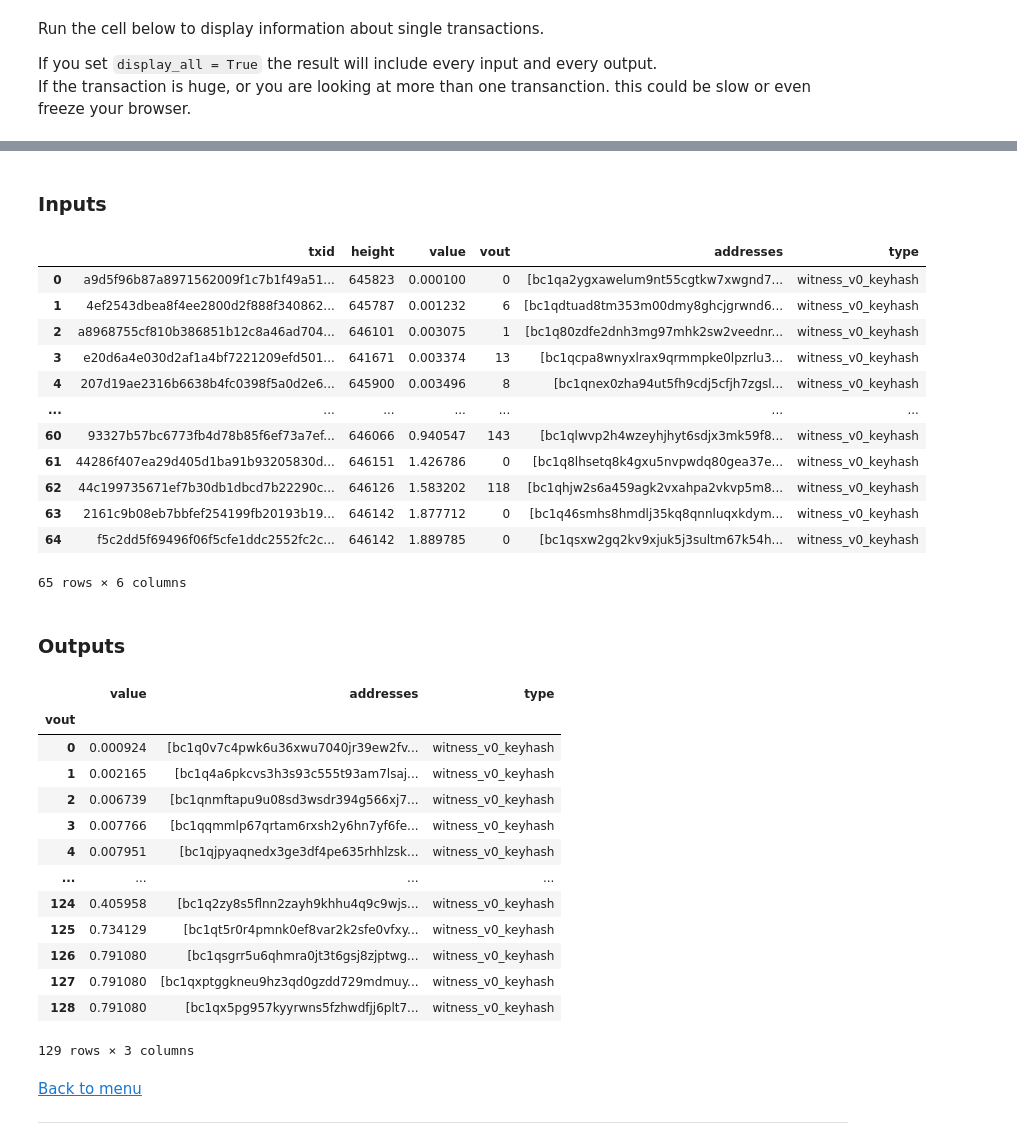
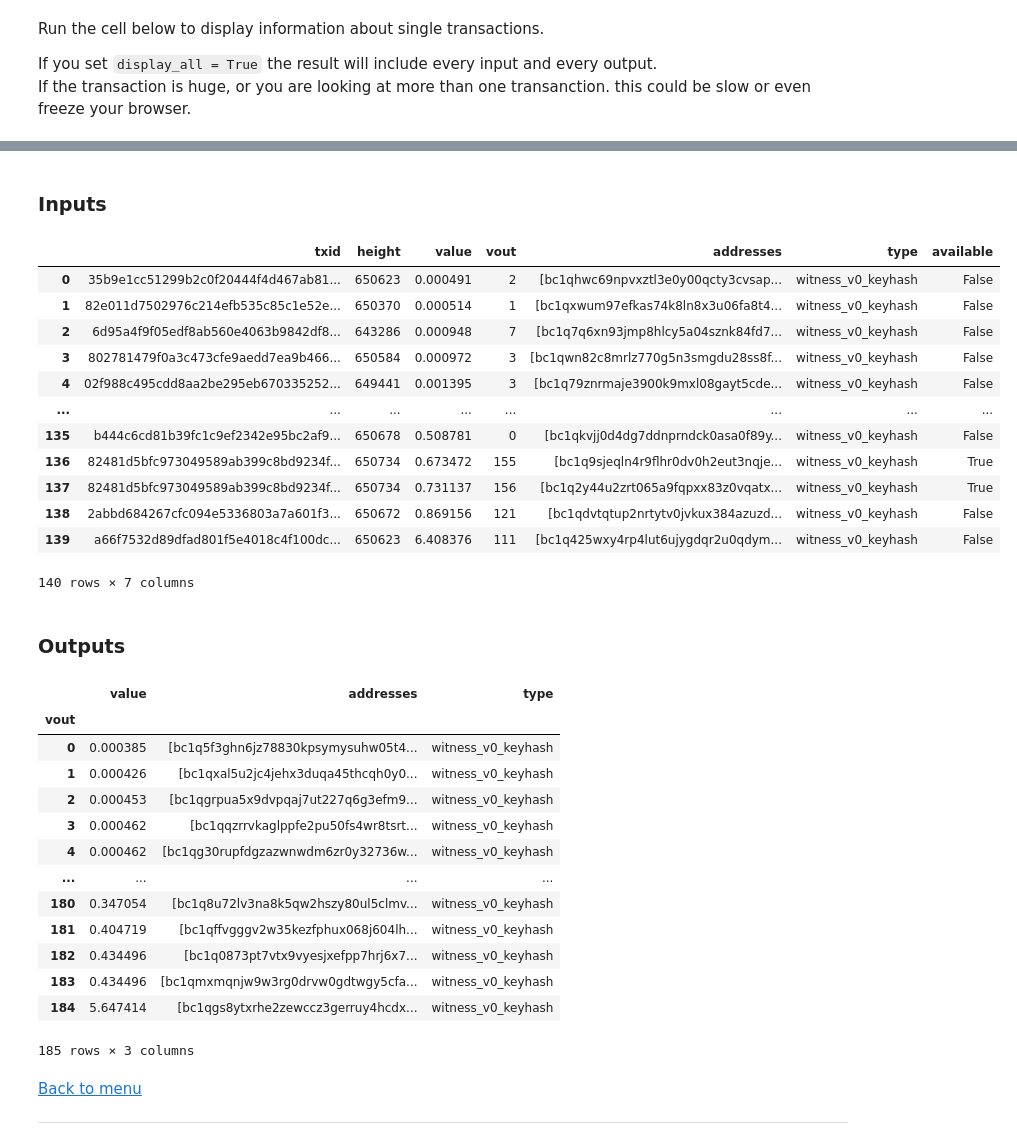
Before and after one commit to PulpCattel/Observatory, a Jupyter notebook: examples/Wasabi_Observatory.ipynb, the cells around one changed output, grey strips where cells are left out. Saved outputs shown, nothing was run; the diff lists cells and outputs as text; code cells hidden in the pictures.

```diff
--- a/examples/Wasabi_Observatory.ipynb
+++ b/examples/Wasabi_Observatory.ipynb
@@ -192,7 +192,7 @@ If you set `display_all = True` the result will include every input and every ou
 If the transaction is huge, or you are looking at more than one transanction. this could be slow or even freeze your browser.
 # %%
 ### INSERT HERE ###
-txid = 'a3247f50f94ad5a2399430adb67be4d385547b52318d89fbd20f799ad2911124'
+txid = 'dabe570668e8ae8f972d66161c5fa17d64030b172d51502587d8bd59a45e77dd'
 display_all = False
 
 obs.show_tx(txs, txid, display_all)
@@ -203,32 +203,32 @@ obs.show_tx(txs, txid, display_all)
 ### Inputs
-|  | txid | height | value | vout | addresses | type |
-| 0 | a9d5f96b87a8971562009f1c7b1f49a51... | 645823 | 0.000100 | 0 | [bc1qa2ygxawelum9nt55cgtkw7xwgnd7... | witness_v0_keyhash |
-| 1 | 4ef2543dbea8f4ee2800d2f888f340862... | 645787 | 0.001232 | 6 | [bc1qdtuad8tm353m00dmy8ghcjgrwnd6... | witness_v0_keyhash |
-| 2 | a8968755cf810b386851b12c8a46ad704... | 646101 | 0.003075 | 1 | [bc1q80zdfe2dnh3mg97mhk2sw2veednr... | witness_v0_keyhash |
-| 3 | e20d6a4e030d2af1a4bf7221209efd501... | 641671 | 0.003374 | 13 | [bc1qcpa8wnyxlrax9qrmmpke0lpzrlu3... | witness_v0_keyhash |
-| 4 | 207d19ae2316b6638b4fc0398f5a0d2e6... | 645900 | 0.003496 | 8 | [bc1qnex0zha94ut5fh9cdj5cfjh7zgsl... | witness_v0_keyhash |
-| ... | ... | ... | ... | ... | ... | ... |
-| 60 | 93327b57bc6773fb4d78b85f6ef73a7ef... | 646066 | 0.940547 | 143 | [bc1qlwvp2h4wzeyhjhyt6sdjx3mk59f8... | witness_v0_keyhash |
-| 61 | 44286f407ea29d405d1ba91b93205830d... | 646151 | 1.426786 | 0 | [bc1q8lhsetq8k4gxu5nvpwdq80gea37e... | witness_v0_keyhash |
-| 62 | 44c199735671ef7b30db1dbcd7b22290c... | 646126 | 1.583202 | 118 | [bc1qhjw2s6a459agk2vxahpa2vkvp5m8... | witness_v0_keyhash |
-| 63 | 2161c9b08eb7bbfef254199fb20193b19... | 646142 | 1.877712 | 0 | [bc1q46smhs8hmdlj35kq8qnnluqxkdym... | witness_v0_keyhash |
-| 64 | f5c2dd5f69496f06f5cfe1ddc2552fc2c... | 646142 | 1.889785 | 0 | [bc1qsxw2gq2kv9xjuk5j3sultm67k54h... | witness_v0_keyhash |
+|  | txid | height | value | vout | addresses | type | available |
+| 0 | 35b9e1cc51299b2c0f20444f4d467ab81... | 650623 | 0.000491 | 2 | [bc1qhwc69npvxztl3e0y00qcty3cvsap... | witness_v0_keyhash | False |
+| 1 | 82e011d7502976c214efb535c85c1e52e... | 650370 | 0.000514 | 1 | [bc1qxwum97efkas74k8ln8x3u06fa8t4... | witness_v0_keyhash | False |
+| 2 | 6d95a4f9f05edf8ab560e4063b9842df8... | 643286 | 0.000948 | 7 | [bc1q7q6xn93jmp8hlcy5a04sznk84fd7... | witness_v0_keyhash | False |
+| 3 | 802781479f0a3c473cfe9aedd7ea9b466... | 650584 | 0.000972 | 3 | [bc1qwn82c8mrlz770g5n3smgdu28ss8f... | witness_v0_keyhash | False |
+| 4 | 02f988c495cdd8aa2be295eb670335252... | 649441 | 0.001395 | 3 | [bc1q79znrmaje3900k9mxl08gayt5cde... | witness_v0_keyhash | False |
+| ... | ... | ... | ... | ... | ... | ... | ... |
+| 135 | b444c6cd81b39fc1c9ef2342e95bc2af9... | 650678 | 0.508781 | 0 | [bc1qkvjj0d4dg7ddnprndck0asa0f89y... | witness_v0_keyhash | False |
+| 136 | 82481d5bfc973049589ab399c8bd9234f... | 650734 | 0.673472 | 155 | [bc1q9sjeqln4r9flhr0dv0h2eut3nqje... | witness_v0_keyhash | True |
+| 137 | 82481d5bfc973049589ab399c8bd9234f... | 650734 | 0.731137 | 156 | [bc1q2y44u2zrt065a9fqpxx83z0vqatx... | witness_v0_keyhash | True |
+| 138 | 2abbd684267cfc094e5336803a7a601f3... | 650672 | 0.869156 | 121 | [bc1qdvtqtup2nrtytv0jvkux384azuzd... | witness_v0_keyhash | False |
+| 139 | a66f7532d89dfad801f5e4018c4f100dc... | 650623 | 6.408376 | 111 | [bc1q425wxy4rp4lut6ujygdqr2u0qdym... | witness_v0_keyhash | False |
-65 rows × 6 columns
+140 rows × 7 columns
 ### Outputs
 |  | value | addresses | type |
 | vout |  |  |  |
-| 0 | 0.000924 | [bc1q0v7c4pwk6u36xwu7040jr39ew2fv... | witness_v0_keyhash |
-| 1 | 0.002165 | [bc1q4a6pkcvs3h3s93c555t93am7lsaj... | witness_v0_keyhash |
-| 2 | 0.006739 | [bc1qnmftapu9u08sd3wsdr394g566xj7... | witness_v0_keyhash |
-| 3 | 0.007766 | [bc1qqmmlp67qrtam6rxsh2y6hn7yf6fe... | witness_v0_keyhash |
-| 4 | 0.007951 | [bc1qjpyaqnedx3ge3df4pe635rhhlzsk... | witness_v0_keyhash |
+| 0 | 0.000385 | [bc1q5f3ghn6jz78830kpsymysuhw05t4... | witness_v0_keyhash |
+| 1 | 0.000426 | [bc1qxal5u2jc4jehx3duqa45thcqh0y0... | witness_v0_keyhash |
+| 2 | 0.000453 | [bc1qgrpua5x9dvpqaj7ut227q6g3efm9... | witness_v0_keyhash |
+| 3 | 0.000462 | [bc1qqzrrvkaglppfe2pu50fs4wr8tsrt... | witness_v0_keyhash |
+| 4 | 0.000462 | [bc1qg30rupfdgzazwnwdm6zr0y32736w... | witness_v0_keyhash |
 | ... | ... | ... | ... |
-| 124 | 0.405958 | [bc1q2zy8s5flnn2zayh9khhu4q9c9wjs... | witness_v0_keyhash |
-| 125 | 0.734129 | [bc1qt5r0r4pmnk0ef8var2k2sfe0vfxy... | witness_v0_keyhash |
-| 126 | 0.791080 | [bc1qsgrr5u6qhmra0jt3t6gsj8zjptwg... | witness_v0_keyhash |
-| 127 | 0.791080 | [bc1qxptggkneu9hz3qd0gzdd729mdmuy... | witness_v0_keyhash |
-| 128 | 0.791080 | [bc1qx5pg957kyyrwns5fzhwdfjj6plt7... | witness_v0_keyhash |
+| 180 | 0.347054 | [bc1q8u72lv3na8k5qw2hszy80ul5clmv... | witness_v0_keyhash |
+| 181 | 0.404719 | [bc1qffvgggv2w35kezfphux068j604lh... | witness_v0_keyhash |
+| 182 | 0.434496 | [bc1q0873pt7vtx9vyesjxefpp7hrj6x7... | witness_v0_keyhash |
+| 183 | 0.434496 | [bc1qmxmqnjw9w3rg0drvw0gdtwgy5cfa... | witness_v0_keyhash |
+| 184 | 5.647414 | [bc1qgs8ytxrhe2zewccz3gerruy4hcdx... | witness_v0_keyhash |
-129 rows × 3 columns
+185 rows × 3 columns
 # %% [markdown]
 [Back to menu](#Menu)
 
```
Also changed, not shown: parts of 8 cells of this notebook, 2 other files.
